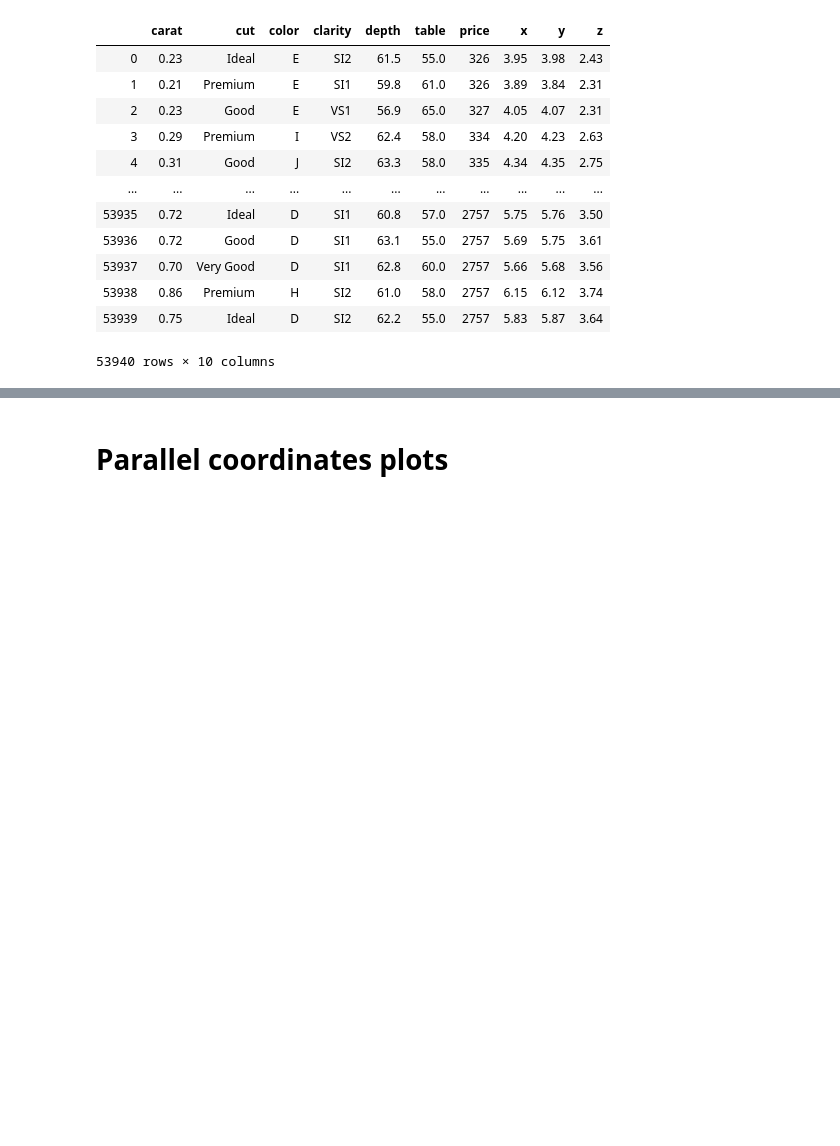
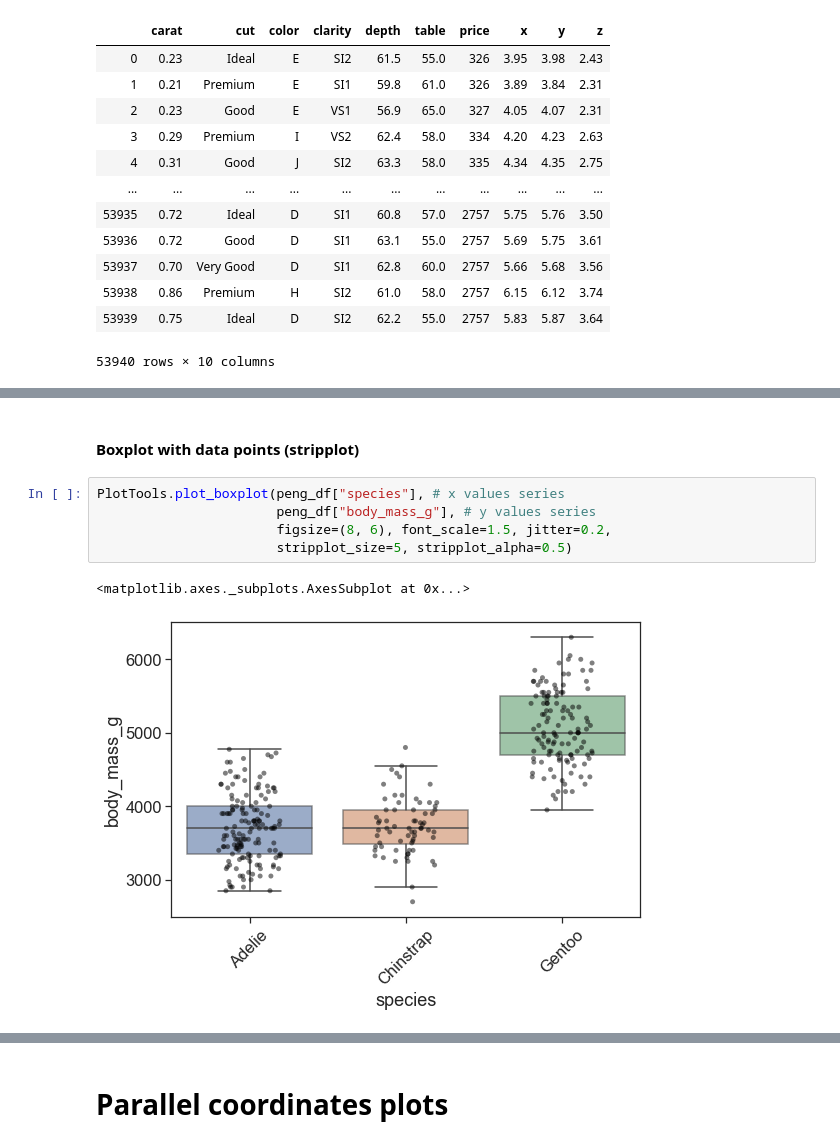
Before and after one commit to liel-cohen/LielTools, a Jupyter notebook: plots_examp.ipynb, the cells around one changed output, grey strips where cells are left out. Cells and saved outputs as stored; diff of their text form; blank space fills up the shorter version.

```diff
--- a/plots_examp.ipynb
+++ b/plots_examp.ipynb
@@ -78,0 +187,10 @@ peng_df
+# %% [markdown]
+#### Boxplot with data points (stripplot)
+# %%
+PlotTools.plot_boxplot(peng_df["species"], # x values series
+                       peng_df["body_mass_g"], # y values series
+                       figsize=(8, 6), font_scale=1.5, jitter=0.2,
+                       stripplot_size=5, stripplot_alpha=0.5)
+# %% [output]
+<matplotlib.axes._subplots.AxesSubplot at 0x...>
+[figure, added]
```
Also changed, not shown: parts of 66 cells of this notebook, 17 other files.
